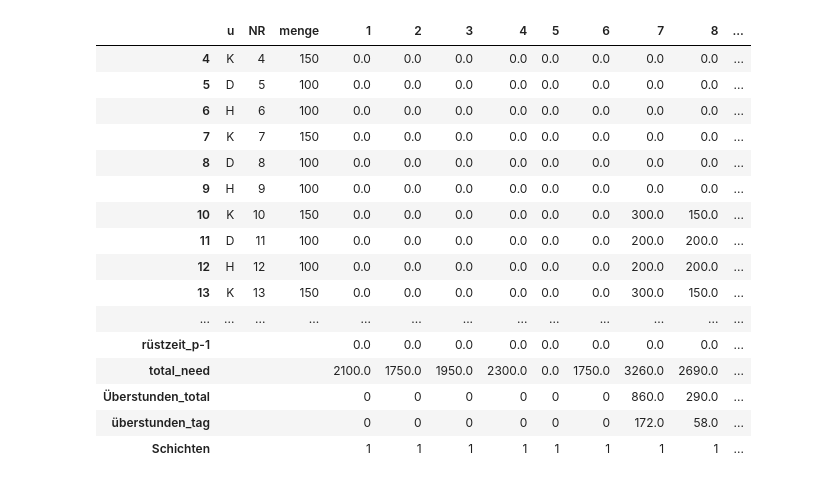
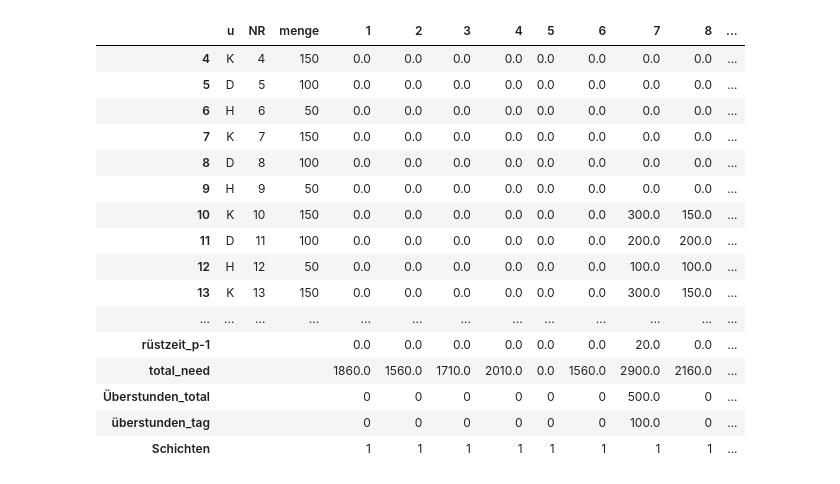
Before and after one commit to kiya1013/APuPDaten, a Jupyter notebook: Planspiel/production_plan.ipynb, the cells around one changed output. Cells and saved outputs as stored; diff of their text form; code cells hidden in the pictures.

```diff
--- a/Planspiel/production_plan.ipynb
+++ b/Planspiel/production_plan.ipynb
@@ -24,9 +24,9 @@ waitinglist=list(np.zeros(15))
 for a in root.find('waitinglistworkstations').findall('workplace'):
     waitinglist[int(a.attrib['id'])-1]+=int(a.attrib['timeneed'])
 
-
-for a in root.find('waitingliststock').findall('workplace'):
-    waitinglist[int(a.attrib['id'])-1]+=int(a.attrib['timeneed'])
+for a in root.find('ordersinwork').findall('workplace'):#.findall('workplace'):
+    #print(a.attrib['timeneed'])
+    waitinglist[int(a.attrib['id'])-1]=waitinglist[int(a.attrib['id'])-1]+int(a.attrib['timeneed'])
 
 
 timeneeddf = pd.DataFrame(spacelist.copy()+waitinglist).T
@@ -54,10 +54,10 @@ combis=[
 ]
 def f(x):
     plan_dict={
-        'K': plan[periode][0],
-        'D': plan[periode][1],
-        'H': plan[periode][2],
-        'KDH': plan[periode][0]+plan[periode][1]+plan[periode][2]
+        'K': plan[1][0],
+        'D': plan[1][1],
+        'H': plan[1][2],
+        'KDH': plan[1][0]+plan[1][1]+plan[1][2]
     }
     return plan_dict[x]
 
@@ -88,9 +88,9 @@ main_df.index=main_df['NR']
 calc_l=spacelist.copy()
 for x in range(1,arbeitsplaetze+1):
     calc_l.append(sum(main_df[x]))
-#-------------------------1,2,3,4,5,6,7,8,9,10,11,12,13,14
-rüstzeit=spacelist.copy()+[0,0,0,0,0,0,0,0,0,0,0,0,0,0,0]
-rüstzeit_p=spacelist.copy()+[0,0,0,0,0,0,0,0,0,0,0,0,0,0,0]
+#-------------------------   1,2,3,4,5,6,7,8,9,10,11,12,13,14,15
+rüstzeit=spacelist.copy()+  [60,60,60,60,0,60,400,360,360,120,120,120,120,20,40]
+rüstzeit_p=spacelist.copy()+[0,0,0,0,0,0,20,0,20,0,0,0,0,0,30]
 
 timeneeddf.columns=main_df.columns
 bottom=pd.DataFrame([calc_l,rüstzeit,timeneeddf.to_numpy()[0],rüstzeit_p],columns=main_df.columns)
@@ -101,34 +101,45 @@ bottom=bottom.T
 # %%
 def ueberstunden(x):
     if type(x)==str:
         return '','',''
-    if x < 2400:
+    #Eine Schicht ohne Ü
+    if x <= 2400:
         return 0,0,1
-    if x > 3500:#--------------------------------------------------------------------------------
-        return 0,(x-2400/10),2 if x < 4800 else x-4800,(x-2400/10),2
-    if x > 2400:
+    #Überstunden 1 schicht
+    if (x > 2400) & ( x <= 3600 ):#--------------------------------------------------------------------------------
         return x-2400,(x-2400)/5,1
+    #Zwei schichten ohne Ü
+    if (x > 2400) & (x <= 4800):
+        return 0,0,2
+    #Zwei Schichten Überstunden
+    if (x > 4800) & (x <= 6000):
+        return x-4800,(x-4800)/5,2
+    if (x > 6000) & (x <= 7200):
+        return 0,0,3
+    if x > 7200:
+        return 99999,99999,3
+
 
 bottom['Überstunden_total'],bottom['überstunden_tag'],bottom['Schichten']=zip( *bottom['total_need'].apply(ueberstunden) )
 
 production_df=pd.concat([main_df,bottom.T])
 production_df.to_csv(f'Production\\prod_{periode}.csv')
 production_df
 # %% [output]
 |  | u | NR | menge | 1 | 2 | 3 | 4 | 5 | 6 | 7 | 8 | ... |
 | 4 | K | 4 | 150 | 0.0 | 0.0 | 0.0 | 0.0 | 0.0 | 0.0 | 0.0 | 0.0 | ... |
 | 5 | D | 5 | 100 | 0.0 | 0.0 | 0.0 | 0.0 | 0.0 | 0.0 | 0.0 | 0.0 | ... |
-| 6 | H | 6 | 100 | 0.0 | 0.0 | 0.0 | 0.0 | 0.0 | 0.0 | 0.0 | 0.0 | ... |
+| 6 | H | 6 | 50 | 0.0 | 0.0 | 0.0 | 0.0 | 0.0 | 0.0 | 0.0 | 0.0 | ... |
 | 7 | K | 7 | 150 | 0.0 | 0.0 | 0.0 | 0.0 | 0.0 | 0.0 | 0.0 | 0.0 | ... |
 | 8 | D | 8 | 100 | 0.0 | 0.0 | 0.0 | 0.0 | 0.0 | 0.0 | 0.0 | 0.0 | ... |
-| 9 | H | 9 | 100 | 0.0 | 0.0 | 0.0 | 0.0 | 0.0 | 0.0 | 0.0 | 0.0 | ... |
+| 9 | H | 9 | 50 | 0.0 | 0.0 | 0.0 | 0.0 | 0.0 | 0.0 | 0.0 | 0.0 | ... |
 | 10 | K | 10 | 150 | 0.0 | 0.0 | 0.0 | 0.0 | 0.0 | 0.0 | 300.0 | 150.0 | ... |
 | 11 | D | 11 | 100 | 0.0 | 0.0 | 0.0 | 0.0 | 0.0 | 0.0 | 200.0 | 200.0 | ... |
-| 12 | H | 12 | 100 | 0.0 | 0.0 | 0.0 | 0.0 | 0.0 | 0.0 | 200.0 | 200.0 | ... |
+| 12 | H | 12 | 50 | 0.0 | 0.0 | 0.0 | 0.0 | 0.0 | 0.0 | 100.0 | 100.0 | ... |
 | 13 | K | 13 | 150 | 0.0 | 0.0 | 0.0 | 0.0 | 0.0 | 0.0 | 300.0 | 150.0 | ... |
 | ... | ... | ... | ... | ... | ... | ... | ... | ... | ... | ... | ... | ... |
-| rüstzeit_p-1 |  |  |  | 0.0 | 0.0 | 0.0 | 0.0 | 0.0 | 0.0 | 0.0 | 0.0 | ... |
-| total_need |  |  |  | 2100.0 | 1750.0 | 1950.0 | 2300.0 | 0.0 | 1750.0 | 3260.0 | 2690.0 | ... |
-| Überstunden_total |  |  |  | 0 | 0 | 0 | 0 | 0 | 0 | 860.0 | 290.0 | ... |
-| überstunden_tag |  |  |  | 0 | 0 | 0 | 0 | 0 | 0 | 172.0 | 58.0 | ... |
+| rüstzeit_p-1 |  |  |  | 0.0 | 0.0 | 0.0 | 0.0 | 0.0 | 0.0 | 20.0 | 0.0 | ... |
+| total_need |  |  |  | 1860.0 | 1560.0 | 1710.0 | 2010.0 | 0.0 | 1560.0 | 2900.0 | 2160.0 | ... |
+| Überstunden_total |  |  |  | 0 | 0 | 0 | 0 | 0 | 0 | 500.0 | 0 | ... |
+| überstunden_tag |  |  |  | 0 | 0 | 0 | 0 | 0 | 0 | 100.0 | 0 | ... |
 | Schichten |  |  |  | 1 | 1 | 1 | 1 | 1 | 1 | 1 | 1 | ... |
```
Also changed, not shown: parts of 1 cell of this notebook, 2 other files.
